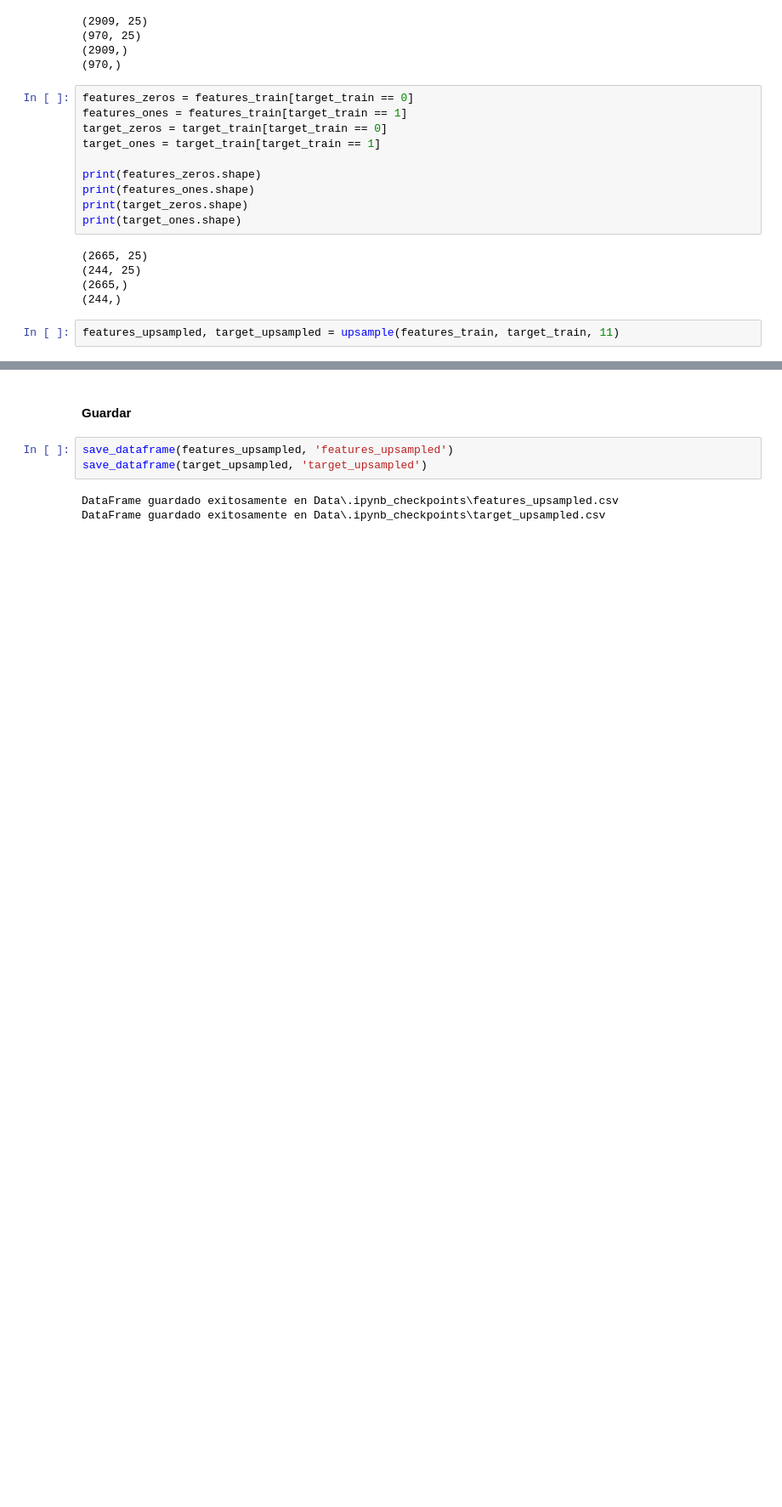
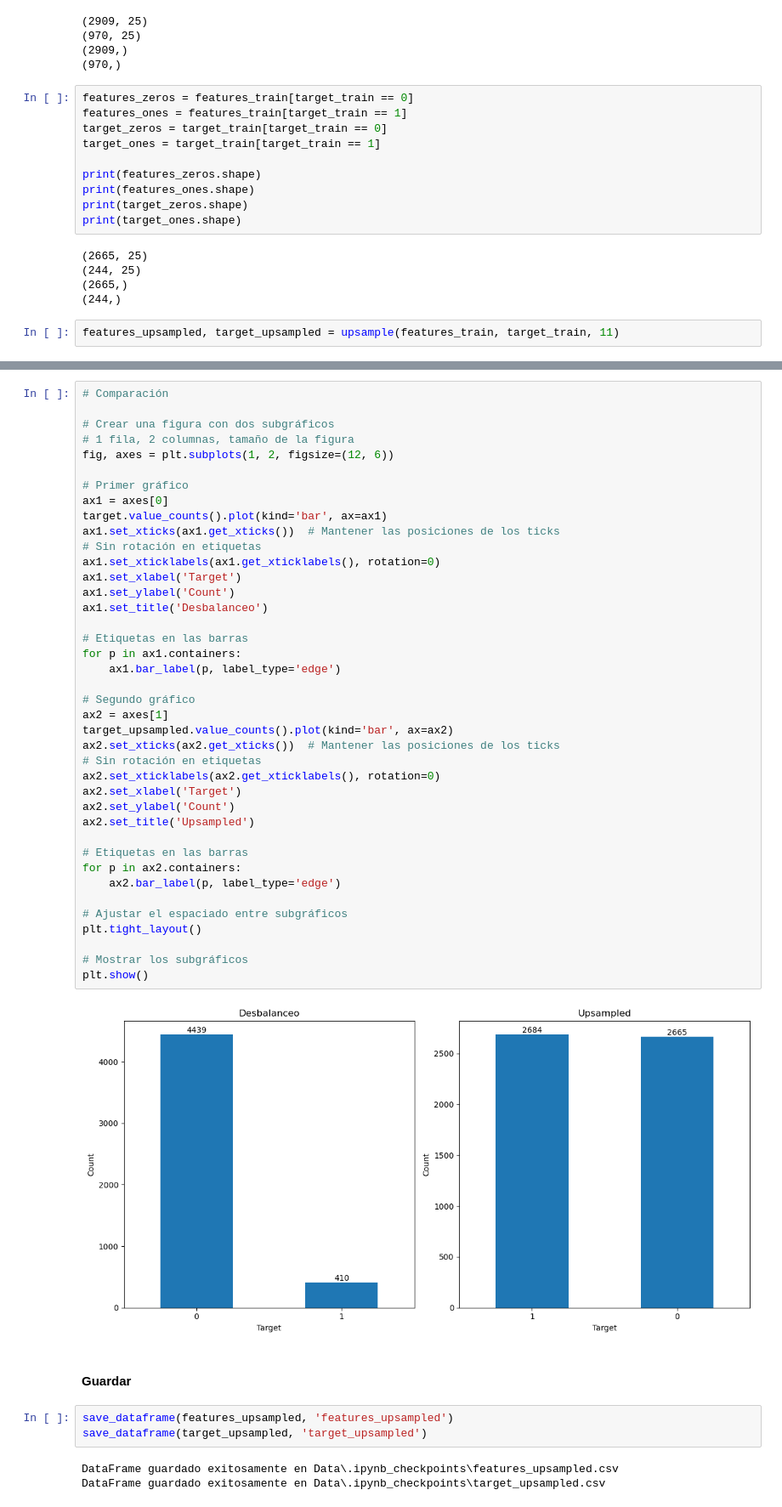
Before and after one commit to ja19191990/Retencion_de_clientes_en_la_industria_de_telecomunicaciones, a Jupyter notebook: 3.Preprocessing.ipynb, the cells around one changed output, grey strips where cells are left out. Shown at 85% size. Drawn from its saved outputs; the diff is of its cells as text; blank space fills up the shorter version.

```diff
--- a/3.Preprocessing.ipynb
+++ b/3.Preprocessing.ipynb
@@ -465,3 +467,45 @@ plt.show()
+# %%
+# Comparación
+
+# Crear una figura con dos subgráficos
+# 1 fila, 2 columnas, tamaño de la figura
+fig, axes = plt.subplots(1, 2, figsize=(12, 6))
+
+# Primer gráfico
+ax1 = axes[0]
+target.value_counts().plot(kind='bar', ax=ax1)
+ax1.set_xticks(ax1.get_xticks())  # Mantener las posiciones de los ticks
+# Sin rotación en etiquetas
+ax1.set_xticklabels(ax1.get_xticklabels(), rotation=0)
+ax1.set_xlabel('Target')
+ax1.set_ylabel('Count')
+ax1.set_title('Desbalanceo')
+
+# Etiquetas en las barras
+for p in ax1.containers:
+    ax1.bar_label(p, label_type='edge')
+
+# Segundo gráfico
+ax2 = axes[1]
+target_upsampled.value_counts().plot(kind='bar', ax=ax2)
+ax2.set_xticks(ax2.get_xticks())  # Mantener las posiciones de los ticks
+# Sin rotación en etiquetas
+ax2.set_xticklabels(ax2.get_xticklabels(), rotation=0)
+ax2.set_xlabel('Target')
+ax2.set_ylabel('Count')
+ax2.set_title('Upsampled')
+
+# Etiquetas en las barras
+for p in ax2.containers:
+    ax2.bar_label(p, label_type='edge')
+
+# Ajustar el espaciado entre subgráficos
+plt.tight_layout()
+
+# Mostrar los subgráficos
+plt.show()
+# %% [output]
+[figure, added]
 # %% [markdown]
 #### Guardar
 # %%
```
Also changed, not shown: parts of 3 cells of this notebook, 12 other files.
